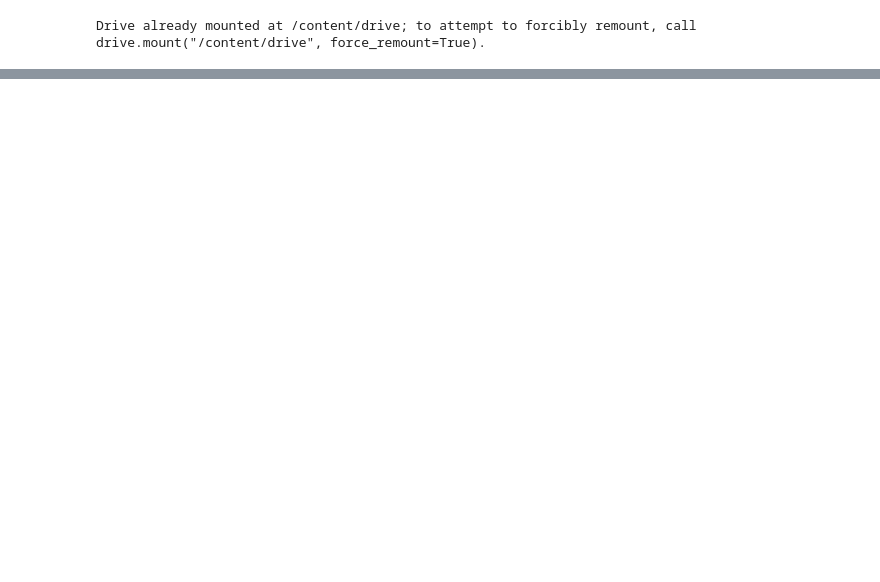
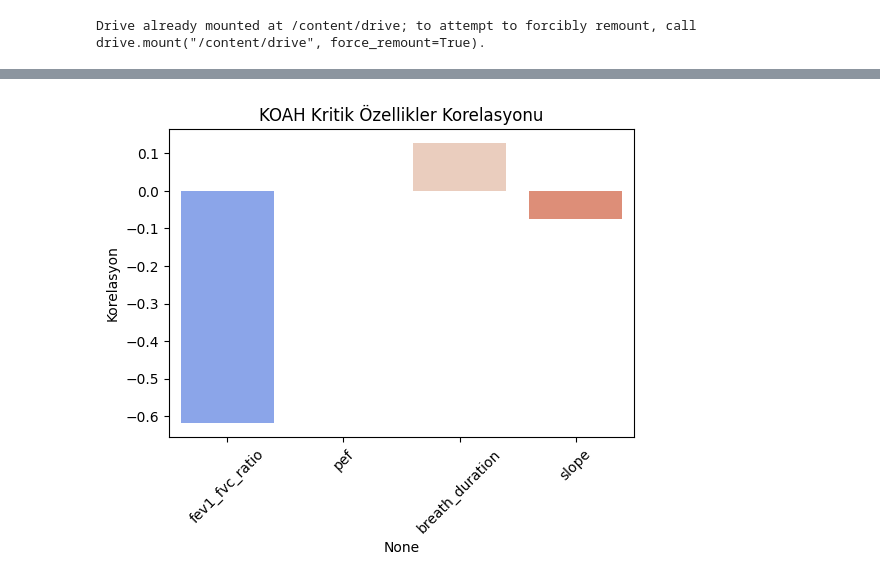
Before and after one commit to Dousery/AI_Powered_Human_Breathing, a Jupyter notebook: final_project.ipynb, the cells around one changed output, grey strips where cells are left out. Cells and saved outputs as stored; diff of their text form; code cells hidden in the pictures; blank space fills up the shorter version.

```diff
--- a/final_project.ipynb
+++ b/final_project.ipynb
@@ -268,0 +272,17 @@ plt.gca().spines[['top', 'right',]].set_visible(False)
+# %%
+# KOAH için kritik özellikler
+freq_features = df[['fev1_fvc_ratio', 'pef', 'breath_duration', 'slope']].copy()
+freq_features['is_sick'] = labels  # .loc ile veri ekleme
+
+# Korelasyon hesapla
+corr_freq = freq_features.corr()['is_sick'].drop('is_sick')
+
+# Korelasyonu görselleştir
+plt.figure(figsize=(6, 4))
+sns.barplot(x=corr_freq.index, y=corr_freq.values, palette='coolwarm', hue=corr_freq.index)
+plt.xticks(rotation=45)
+plt.title("KOAH Kritik Özellikler Korelasyonu")
+plt.ylabel("Korelasyon")
+plt.show()
+# %% [output]
+[figure, added]
```
Also changed, not shown: parts of 14 cells of this notebook.
